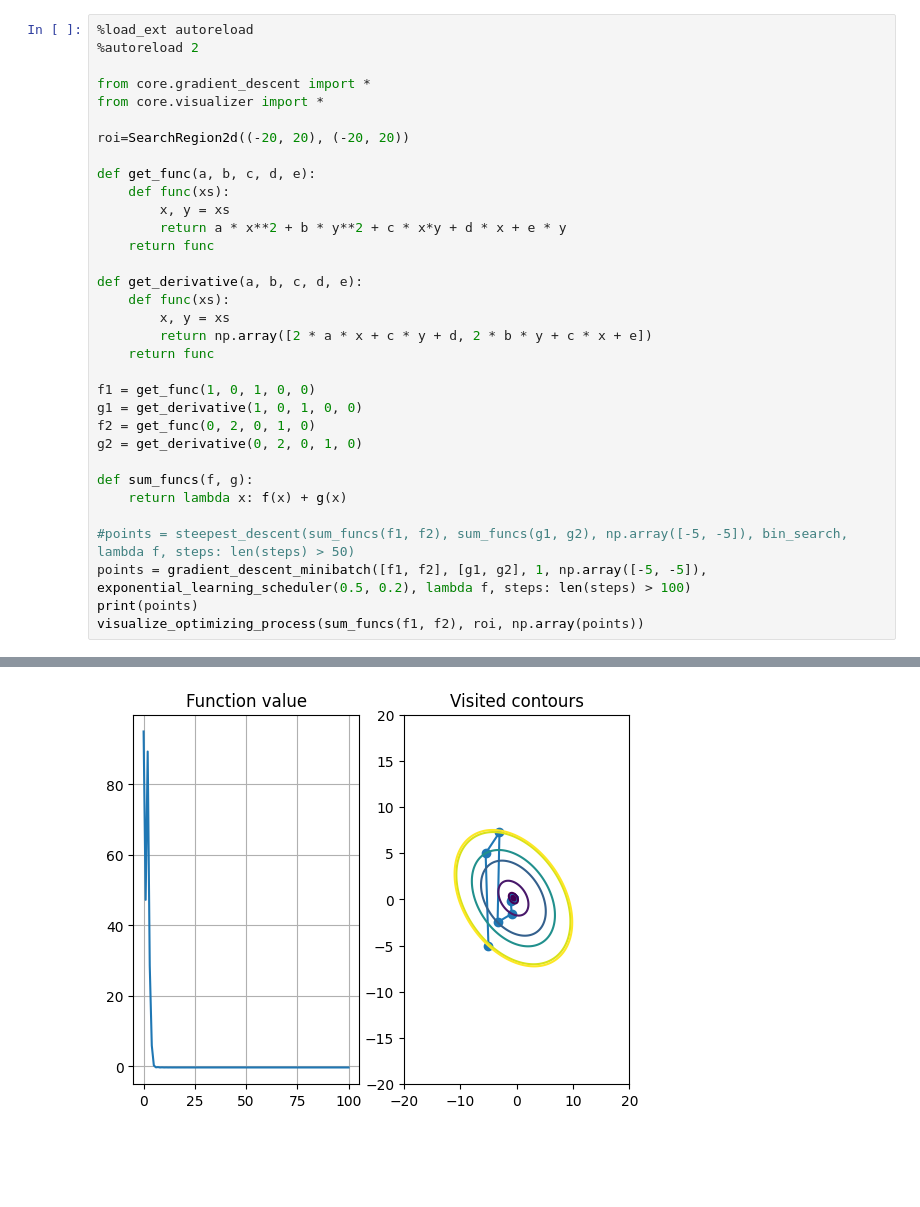
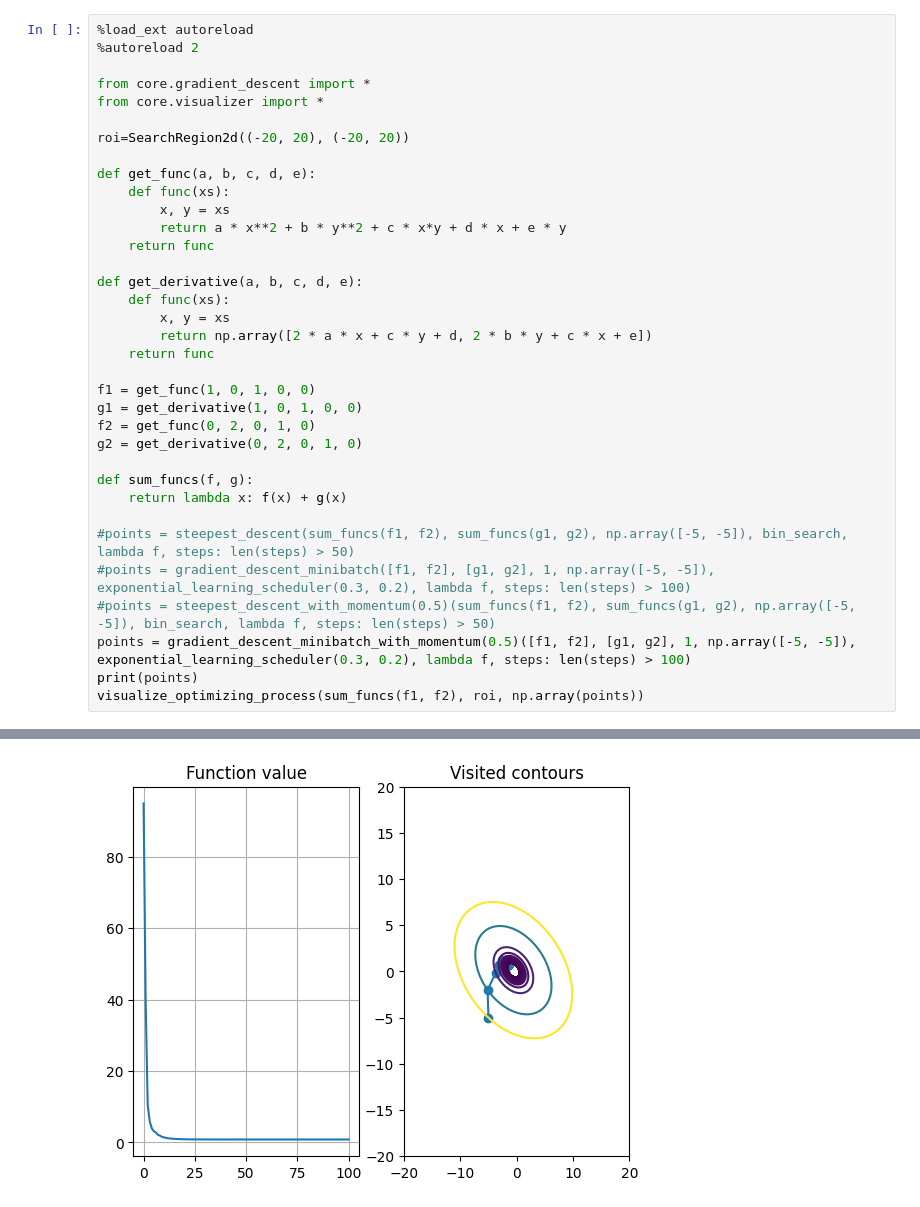
Before and after one commit to spanish-inquisition-optimization/GradientDescentModifications, a Jupyter notebook: part_1.ipynb, the cells around one changed output, grey strips where cells are left out. Drawn from its saved outputs; the diff is of its cells as text; blank space fills up the shorter version.

Commit message:
Add gd with momentum

```diff
--- a/part_1.ipynb
+++ b/part_1.ipynb
@@ -28,7 +28,9 @@ def sum_funcs(f, g):
     return lambda x: f(x) + g(x)
 
 #points = steepest_descent(sum_funcs(f1, f2), sum_funcs(g1, g2), np.array([-5, -5]), bin_search, lambda f, steps: len(steps) > 50)
-points = gradient_descent_minibatch([f1, f2], [g1, g2], 1, np.array([-5, -5]), exponential_learning_scheduler(0.5, 0.2), lambda f, steps: len(steps) > 100)
+#points = gradient_descent_minibatch([f1, f2], [g1, g2], 1, np.array([-5, -5]), exponential_learning_scheduler(0.3, 0.2), lambda f, steps: len(steps) > 100)
+#points = steepest_descent_with_momentum(0.5)(sum_funcs(f1, f2), sum_funcs(g1, g2), np.array([-5, -5]), bin_search, lambda f, steps: len(steps) > 50)
+points = gradient_descent_minibatch_with_momentum(0.5)([f1, f2], [g1, g2], 1, np.array([-5, -5]), exponential_learning_scheduler(0.3, 0.2), lambda f, steps: len(steps) > 100)
 print(points)
 visualize_optimizing_process(sum_funcs(f1, f2), roi, np.array(points))
 # %% [output]
@@ -35 +41 @@ visualize_optimizing_process(sum_funcs(f1, f2), roi, np.array(points))
-[figure, old version]
+[figure, new version]
```
Also changed, not shown: parts of 1 cell of this notebook, 1 other file.
